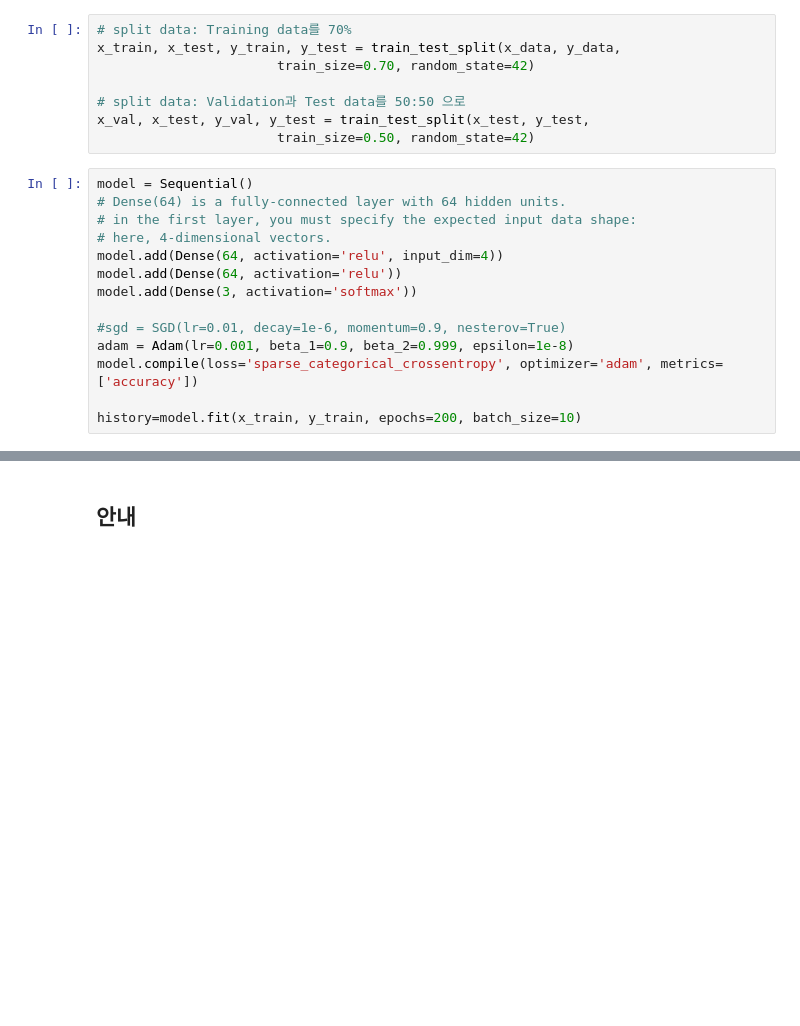
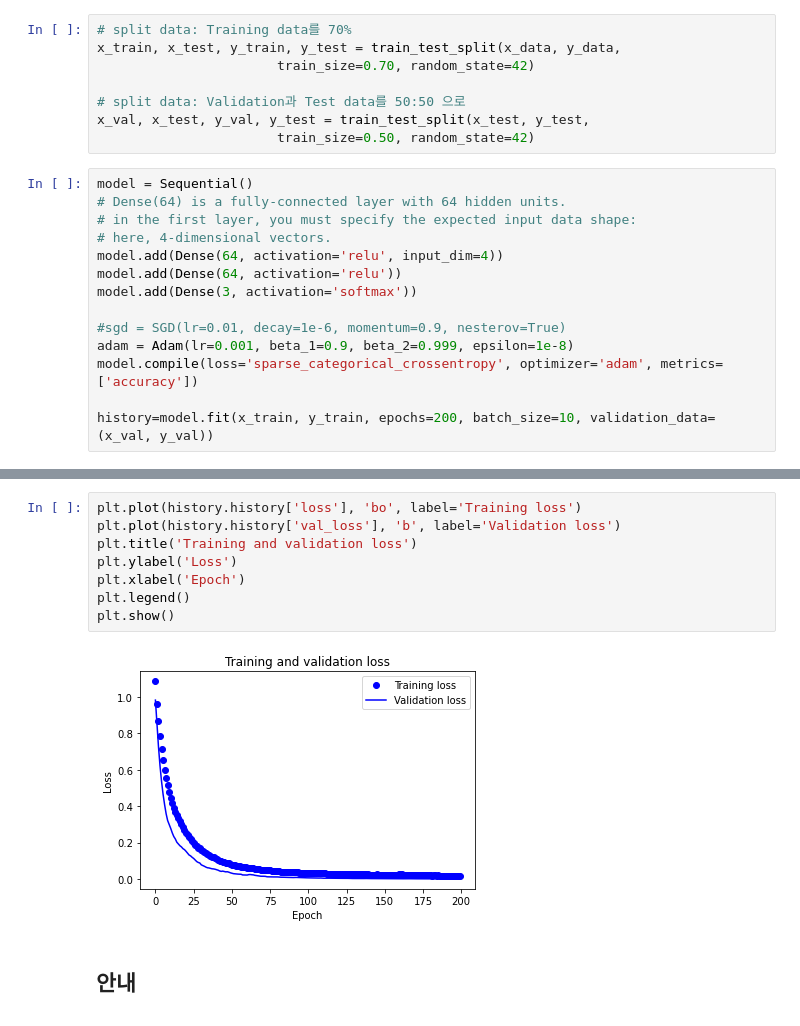
Before and after one commit to deepjoining/deepjoining.github.io, a Jupyter notebook: lec/5. Classification_split train, val, test data.ipynb, the cells around one changed output, grey strips where cells are left out. Drawn from its saved outputs; the diff is of its cells as text; blank space fills up the shorter version.

```diff
--- a/lec/5. Classification_split train, val, test data.ipynb
+++ b/lec/5. Classification_split train, val, test data.ipynb
@@ -56,6 +56,6 @@ model.add(Dense(3, activation='softmax'))
 adam = Adam(lr=0.001, beta_1=0.9, beta_2=0.999, epsilon=1e-8)
 model.compile(loss='sparse_categorical_crossentropy', optimizer='adam', metrics=['accuracy'])
 
-history=model.fit(x_train, y_train, epochs=200, batch_size=10)
+history=model.fit(x_train, y_train, epochs=200, batch_size=10, validation_data=(x_val, y_val))
 # %% [output]
 Epoch 1/200
@@ -78,3 +100,13 @@ Epoch 200/200
+# %%
+plt.plot(history.history['loss'], 'bo', label='Training loss')
+plt.plot(history.history['val_loss'], 'b', label='Validation loss')
+plt.title('Training and validation loss')
+plt.ylabel('Loss')
+plt.xlabel('Epoch')
+plt.legend()
+plt.show()
+# %% [output]
+[figure, added]
 # %% [markdown]
 ## 안내
 ![image-2.png](attachment:image-2.png)
```
Also changed, not shown: parts of 2 cells of this notebook.
